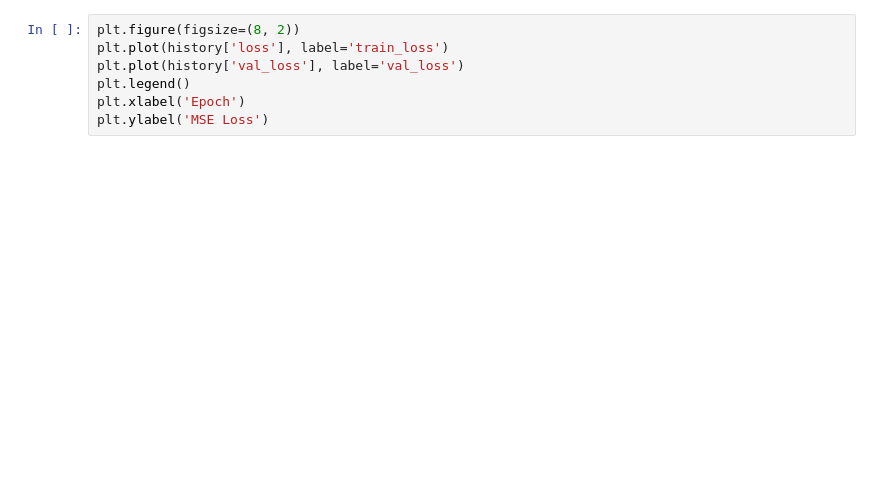
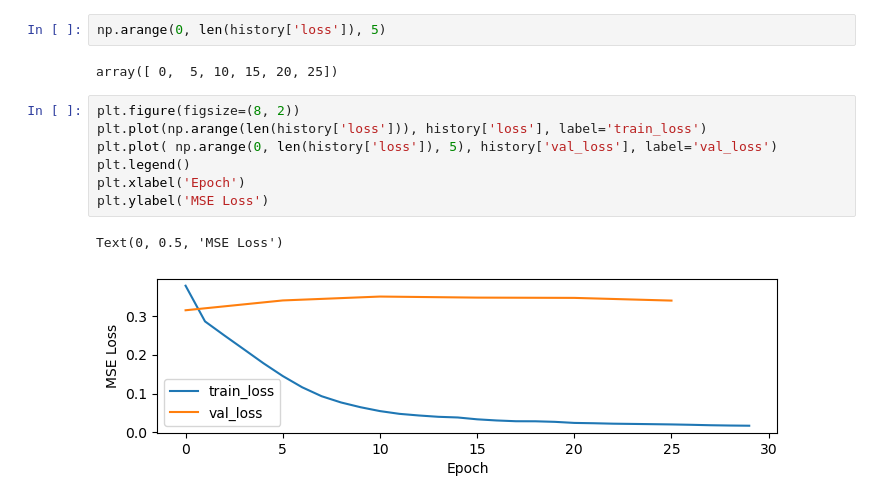
Before and after one commit to RoyHirsch/conformal, a Jupyter notebook: notebooks/dev3.ipynb, the cells around one changed output. Drawn from its saved outputs; the diff is of its cells as text; blank space fills up the shorter version.

```diff
--- a/notebooks/dev3.ipynb
+++ b/notebooks/dev3.ipynb
@@ -141,7 +310,14 @@ plt.title('Error (L1) hist')
+# %%
+np.arange(0, len(history['loss']), 5)
+# %% [output]
+array([ 0,  5, 10, 15, 20, 25])
 # %%
 plt.figure(figsize=(8, 2))
-plt.plot(history['loss'], label='train_loss')
-plt.plot(history['val_loss'], label='val_loss')
+plt.plot(np.arange(len(history['loss'])), history['loss'], label='train_loss')
+plt.plot( np.arange(0, len(history['loss']), 5), history['val_loss'], label='val_loss')
 plt.legend()
 plt.xlabel('Epoch')
 plt.ylabel('MSE Loss')
+# %% [output]
+Text(0, 0.5, 'MSE Loss')
+[figure, added]
```
Also changed, not shown: parts of 18 cells of this notebook, 11 other files.
